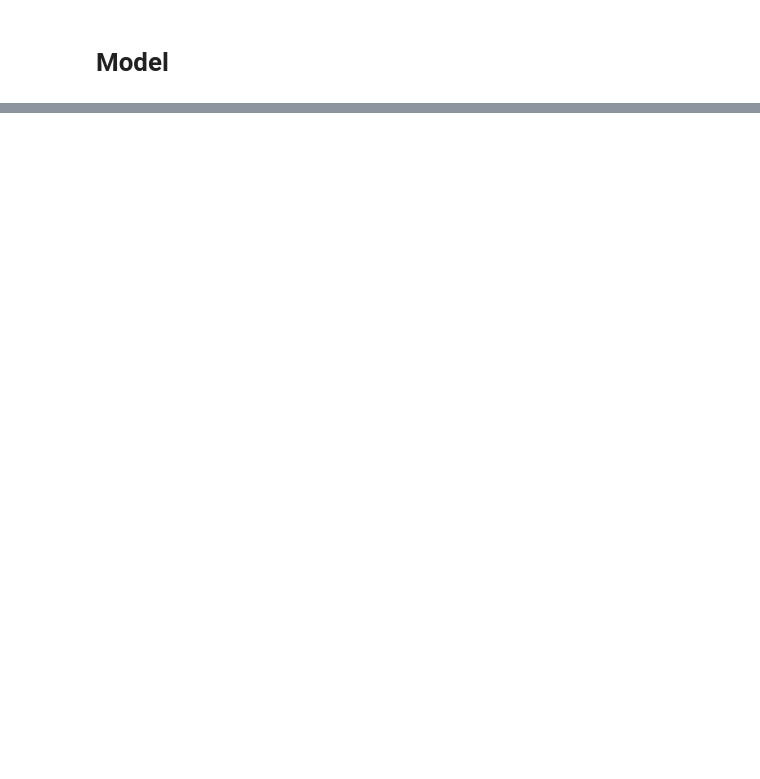
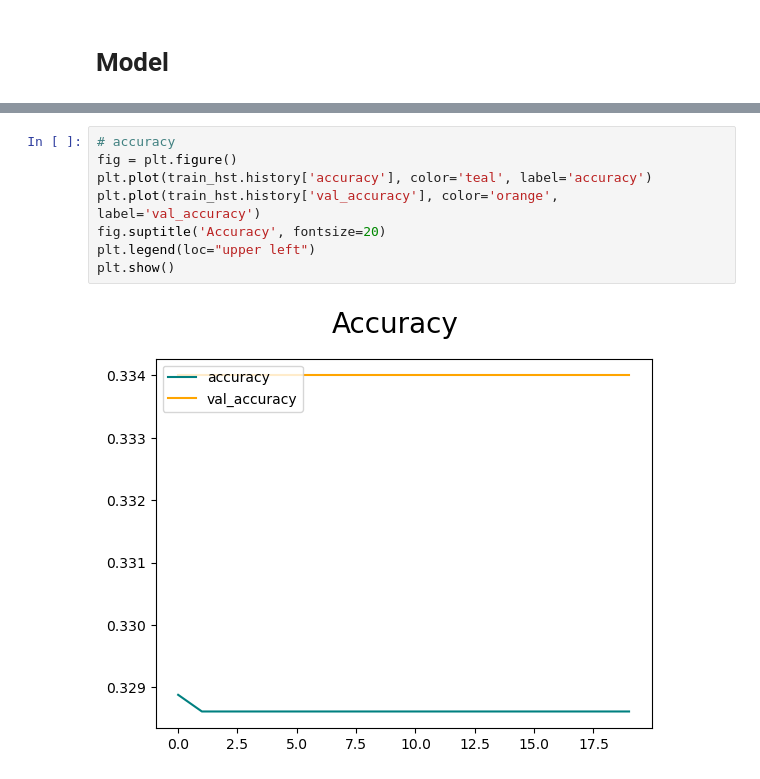
Before and after one commit to tee1g21/Intruder-Aircraft-Detection, a Jupyter notebook: main/custom-classifier.ipynb, the cells around one changed output, grey strips where cells are left out. Saved outputs shown, nothing was run; the diff lists cells and outputs as text; blank space fills up the shorter version.

```diff
--- a/main/custom-classifier.ipynb
+++ b/main/custom-classifier.ipynb
@@ -220,0 +184,10 @@ plt.show()
+# %%
+# accuracy
+fig = plt.figure()
+plt.plot(train_hst.history['accuracy'], color='teal', label='accuracy')
+plt.plot(train_hst.history['val_accuracy'], color='orange', label='val_accuracy')
+fig.suptitle('Accuracy', fontsize=20)
+plt.legend(loc="upper left")
+plt.show()
+# %% [output]
+[figure, added]
```
Also changed, not shown: parts of 19 cells of this notebook, 4 other files.
